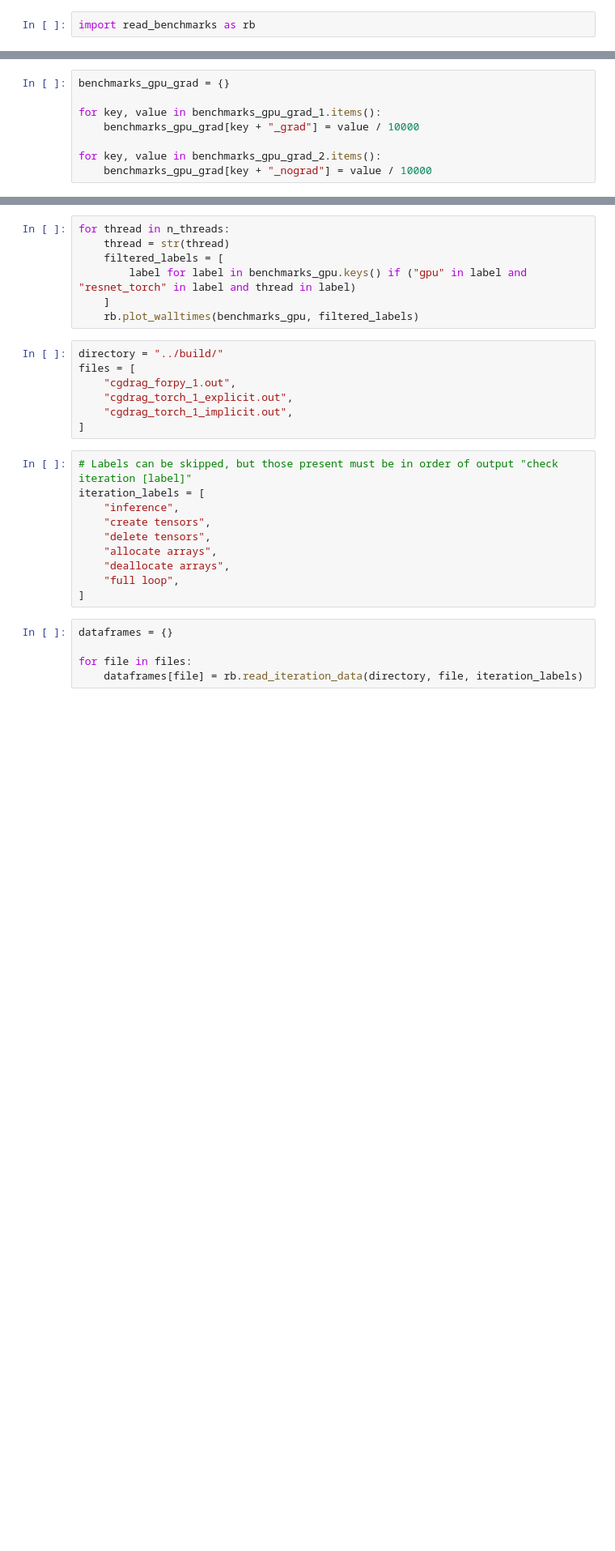
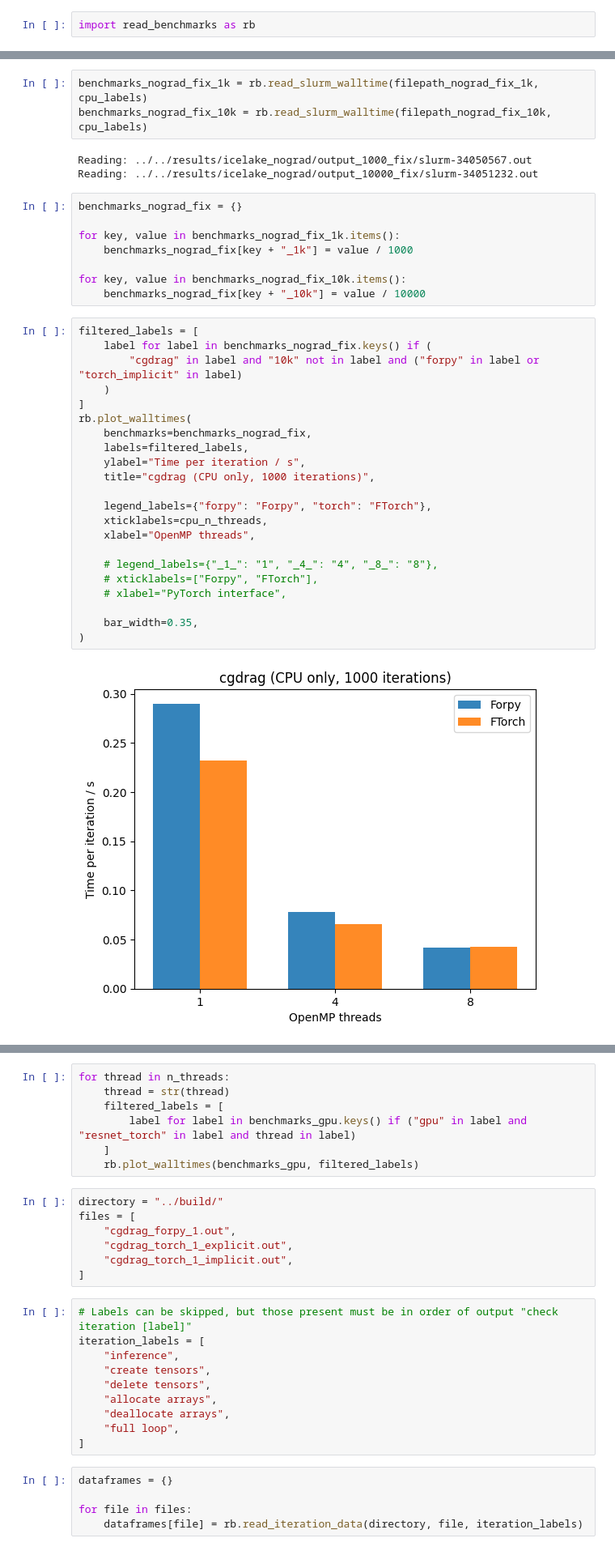
Before and after one commit to ElliottKasoar/FTorch-benchmarks, a Jupyter notebook: utils/visualise.ipynb, the cells around one changed output, grey strips where cells are left out. Shown: that part at 81% size. Drawn from its saved outputs; the diff is of its cells as text; blank space fills up the shorter version.

Commit message:
Update plots

```diff
--- a/utils/visualise.ipynb
+++ b/utils/visualise.ipynb
@@ -411,8 +2,0 @@ Reading: ../../results/ampere_nograd/output_10000/slurm-34004398.out
-# %%
-benchmarks_gpu_grad = {}
-
-for key, value in benchmarks_gpu_grad_1.items():
-    benchmarks_gpu_grad[key + "_grad"] = value / 10000
-
-for key, value in benchmarks_gpu_grad_2.items():
-    benchmarks_gpu_grad[key + "_nograd"] = value / 10000
@@ -462,0 +64,38 @@ rb.plot_walltimes(
+# %%
+benchmarks_nograd_fix_1k = rb.read_slurm_walltime(filepath_nograd_fix_1k, cpu_labels)
+benchmarks_nograd_fix_10k = rb.read_slurm_walltime(filepath_nograd_fix_10k, cpu_labels)
+# %% [output]
+Reading: ../../results/icelake_nograd/output_1000_fix/slurm-34050567.out
+Reading: ../../results/icelake_nograd/output_10000_fix/slurm-34051232.out
+# %%
+benchmarks_nograd_fix = {}
+
+for key, value in benchmarks_nograd_fix_1k.items():
+    benchmarks_nograd_fix[key + "_1k"] = value / 1000
+
+for key, value in benchmarks_nograd_fix_10k.items():
+    benchmarks_nograd_fix[key + "_10k"] = value / 10000
+# %%
+filtered_labels = [
+    label for label in benchmarks_nograd_fix.keys() if (
+        "cgdrag" in label and "10k" not in label and ("forpy" in label or "torch_implicit" in label)
+    )
+]
+rb.plot_walltimes(
+    benchmarks=benchmarks_nograd_fix,
+    labels=filtered_labels,
+    ylabel="Time per iteration / s",
+    title="cgdrag (CPU only, 1000 iterations)",
+
+    legend_labels={"forpy": "Forpy", "torch": "FTorch"},
+    xticklabels=cpu_n_threads,
+    xlabel="OpenMP threads",
+
+    # legend_labels={"_1_": "1", "_4_": "4", "_8_": "8"},
+    # xticklabels=["Forpy", "FTorch"],
+    # xlabel="PyTorch interface",
+
+    bar_width=0.35,
+)
+# %% [output]
+[figure, added]
```
Also changed, not shown: parts of 65 cells of this notebook.
